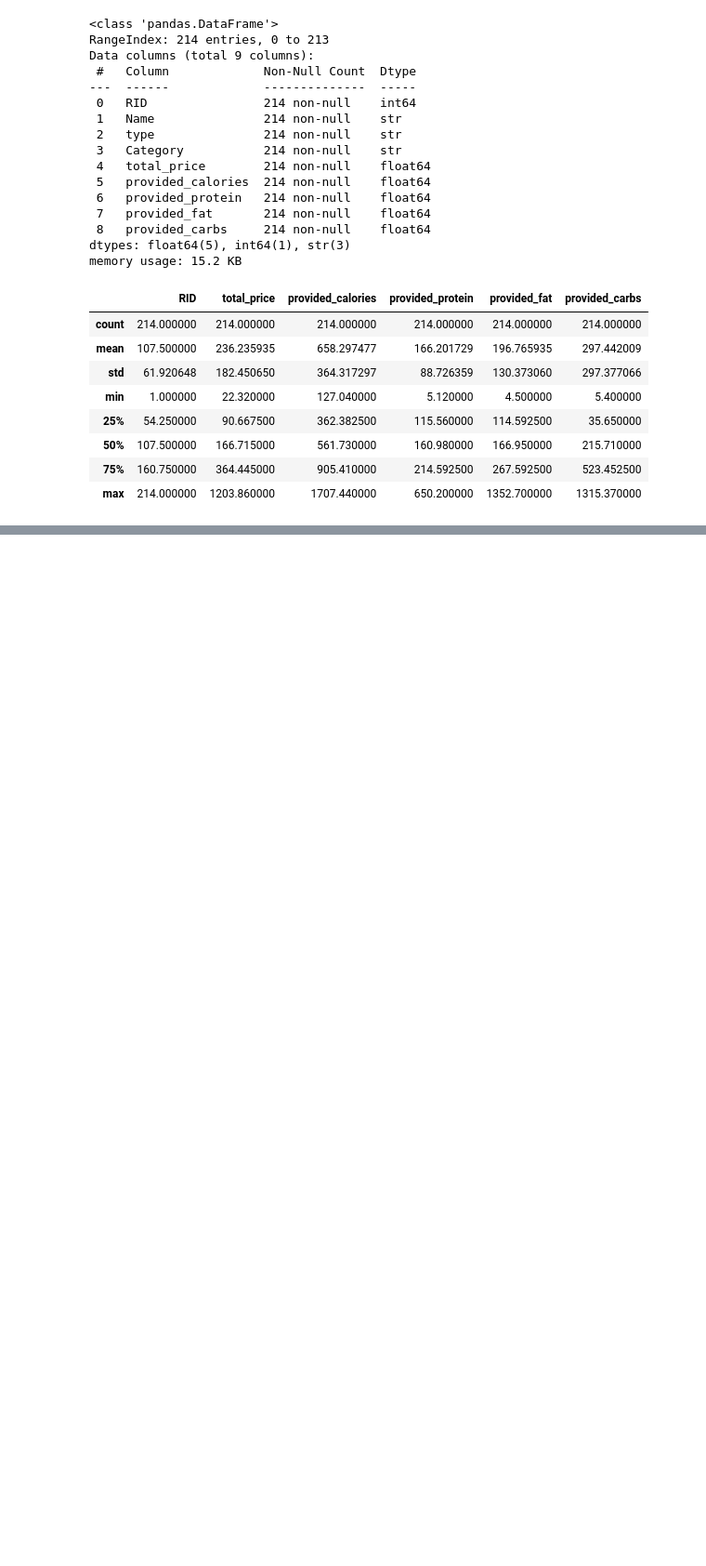
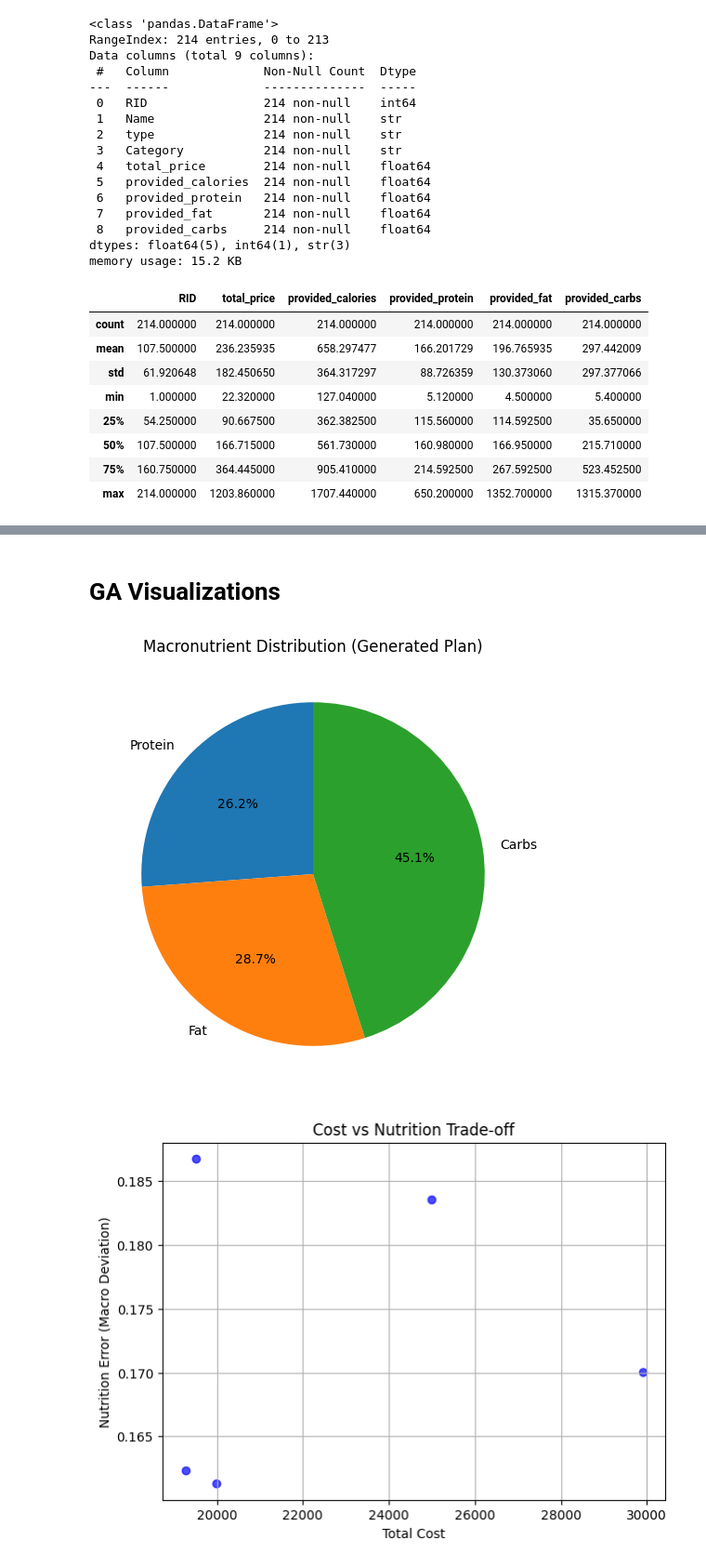
Before and after one commit to Abdelouahab-aourar/Nutri-Mlih, a Jupyter notebook: main.ipynb, the cells around one changed output, grey strips where cells are left out. Shown at 93% size. Saved outputs shown, nothing was run; the diff lists cells and outputs as text; code cells hidden in the pictures; blank space fills up the shorter version.

Commit message:
merged A* greedy and GA into the main

```diff
--- a/main.ipynb
+++ b/main.ipynb
@@ -529,0 +726,7 @@ recipes_df.describe()
+# %%
+g = GAProblem(recipes_df,30000,2000)
+solution, fitness  = GASearch(g)
+print(solution)
+print(f"Fitness: {fitness}")
+print(g.get_total_cost(solution))
+print(g.get_total_cal(solution))
@@ -529,0 +740,57 @@ recipes_df.describe()
+# %% [markdown]
+# GA Visualizations
+# %%
+
+def get_macro_nutrition(transitionmodel, state): # we have two of this one for visulaization and one for the fitness
+    protein_v = 0
+    fat_v = 0
+    carbs_v = 0
+    total_cal = 0
+    for day in state:
+        total_cal += transitionmodel["Breakfast"][day[0]][2] + transitionmodel["Lunch"][day[1]][2] + transitionmodel["Dinner"][day[2]][2]
+        protein_v += transitionmodel["Breakfast"][day[0]][3] + transitionmodel["Lunch"][day[1]][3] + transitionmodel["Dinner"][day[2]][3]
+        fat_v     +=transitionmodel["Breakfast"][day[0]][5] + transitionmodel["Lunch"][day[1]][5] + transitionmodel["Dinner"][day[2]][5]
+        carbs_v   += transitionmodel["Breakfast"][day[0]][4] + transitionmodel["Lunch"][day[1]][4] + transitionmodel["Dinner"][day[2]][4]
+    return [protein_v / total_cal, fat_v / total_cal, carbs_v / total_cal]
+
+def macro_error(meals,state): # we have two also in this we use it in the visualization,fitness,greedy,A*
+    macros = get_macro_nutrition(meals,state)
+
+    target = [0.25, 0.35, 0.4]  # example , we can take it from the problem formulation
+
+    error = sum(abs(macros[i] - target[i]) for i in range(3))
+
+    return error
+
+def get_axis_plot(meals):
+     costs = []
+     errors = []
+     i = 10000
+     for _ in range(5):  # 30 different solution
+        g = GAProblem(recipes_df,i,2000)
+        solution,_ = GASearch(g)
+        cost = g.get_total_cost(solution)
+        error = macro_error(meals,solution)
+        i += 5000
+        costs.append(cost)
+        errors.append(error)
+     return costs,errors
+
+meals_details = TransitionModel # we caluclate for each prblem except the CSP
+labels = ['Protein', 'Fat', 'Carbs']
+values = get_macro_nutrition(meals_details,solution)
+plt.figure(figsize=(6,6))
+plt.pie(values, labels=labels, autopct='%1.1f%%', startangle=90)
+plt.title('Macronutrient Distribution (Generated Plan)')
+plt.show()
+x_axis,y_axis = get_axis_plot(meals_details)
+plt.figure(figsize=(7,5))
+plt.scatter(x_axis, y_axis, color='blue', alpha=0.7)
+plt.xlabel("Total Cost")
+plt.ylabel("Nutrition Error (Macro Deviation)")
+plt.title("Cost vs Nutrition Trade-off")
+plt.grid(True)
+plt.show()
+# %% [output]
+[figure, added]
+[figure, added]
```
Also changed, not shown: parts of 16 cells of this notebook, 5 other files.
